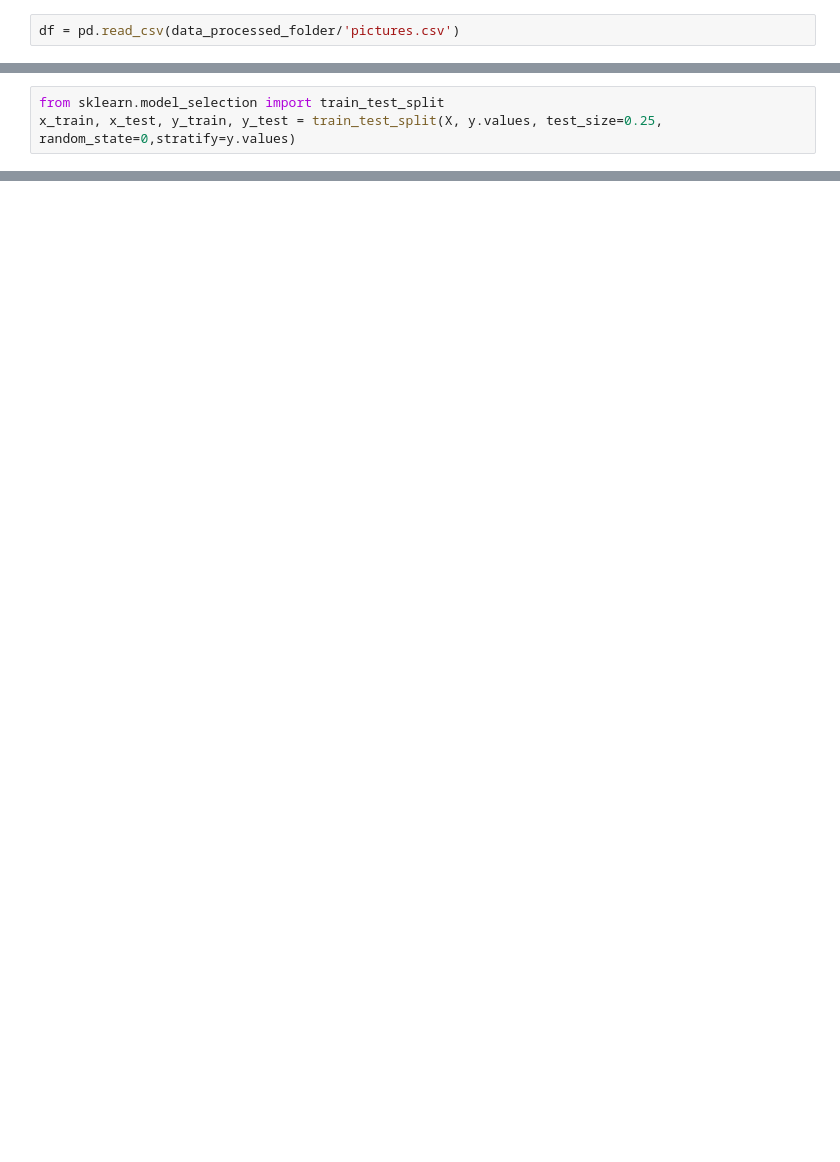
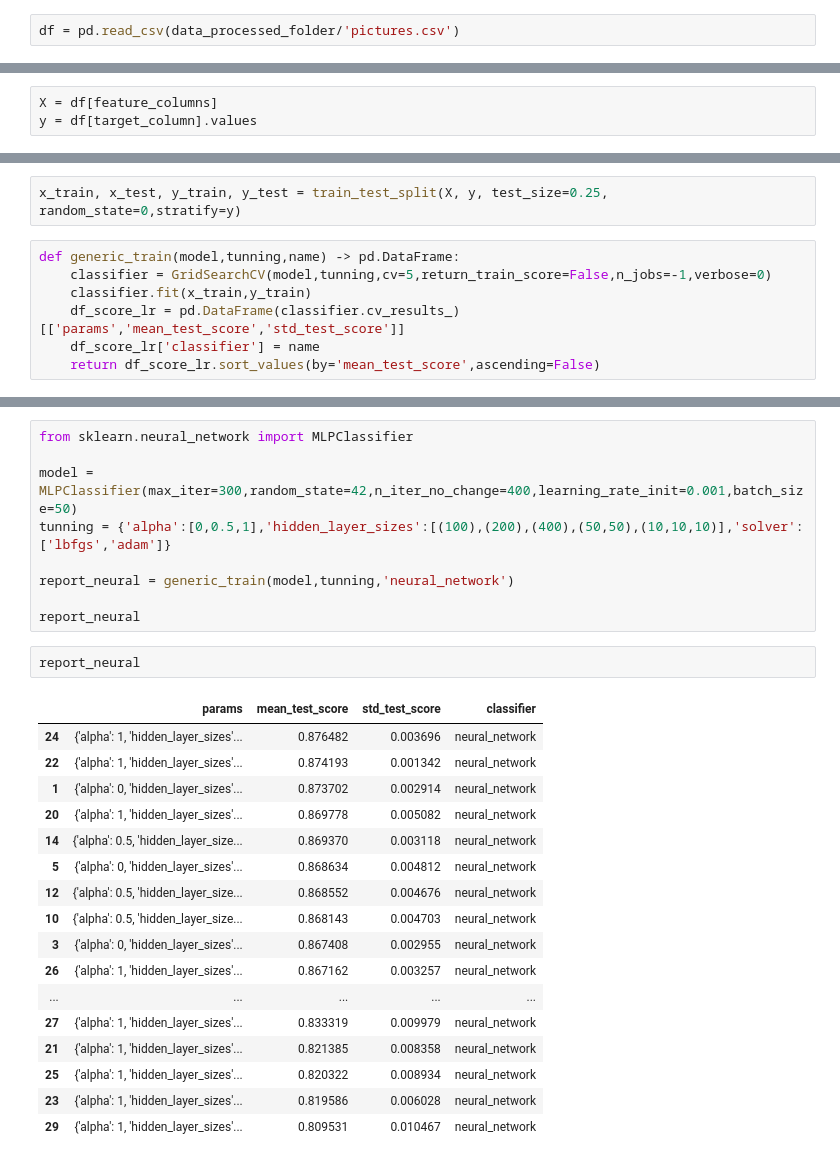
Before and after one commit to alejomaar/google-arts-and-culture, a Jupyter notebook: notebooks/03-models.ipynb, the cells around one changed output, grey strips where cells are left out. Drawn from its saved outputs; the diff is of its cells as text; blank space fills up the shorter version.

Commit message:
ADD model-selection / feature_elimination / feature-importance

```diff
--- a/notebooks/03-models.ipynb
+++ b/notebooks/03-models.ipynb
@@ -19,0 +25,3 @@ y = df['color']
+# %%
+X = df[feature_columns]
+y = df[target_column].values
@@ -22,5 +33,11 @@ from sklearn.preprocessing import StandardScaler
 scaler = StandardScaler()
 X = scaler.fit_transform(X)
 # %%
-from sklearn.model_selection import train_test_split
-x_train, x_test, y_train, y_test = train_test_split(X, y.values, test_size=0.25, random_state=0,stratify=y.values)
+x_train, x_test, y_train, y_test = train_test_split(X, y, test_size=0.25, random_state=0,stratify=y)
+# %%
+def generic_train(model,tunning,name) -> pd.DataFrame:
+    classifier = GridSearchCV(model,tunning,cv=5,return_train_score=False,n_jobs=-1,verbose=0)
+    classifier.fit(x_train,y_train)
+    df_score_lr = pd.DataFrame(classifier.cv_results_)[['params','mean_test_score','std_test_score']]
+    df_score_lr['classifier'] = name
+    return df_score_lr.sort_values(by='mean_test_score',ascending=False)
@@ -26,0 +63,29 @@ x_train, x_test, y_train, y_test = train_test_split(X, y.values, test_size=0.25,
+# %%
+from sklearn.neural_network import MLPClassifier
+
+model = MLPClassifier(max_iter=300,random_state=42,n_iter_no_change=400,learning_rate_init=0.001,batch_size=50)
+tunning = {'alpha':[0,0.5,1],'hidden_layer_sizes':[(100),(200),(400),(50,50),(10,10,10)],'solver':['lbfgs','adam']}
+
+report_neural = generic_train(model,tunning,'neural_network')
+
+report_neural
+# %%
+report_neural
+# %% [output]
+|  | params | mean_test_score | std_test_score | classifier |
+| 24 | {'alpha': 1, 'hidden_layer_sizes'... | 0.876482 | 0.003696 | neural_network |
+| 22 | {'alpha': 1, 'hidden_layer_sizes'... | 0.874193 | 0.001342 | neural_network |
+| 1 | {'alpha': 0, 'hidden_layer_sizes'... | 0.873702 | 0.002914 | neural_network |
+| 20 | {'alpha': 1, 'hidden_layer_sizes'... | 0.869778 | 0.005082 | neural_network |
+| 14 | {'alpha': 0.5, 'hidden_layer_size... | 0.869370 | 0.003118 | neural_network |
+| 5 | {'alpha': 0, 'hidden_layer_sizes'... | 0.868634 | 0.004812 | neural_network |
+| 12 | {'alpha': 0.5, 'hidden_layer_size... | 0.868552 | 0.004676 | neural_network |
+| 10 | {'alpha': 0.5, 'hidden_layer_size... | 0.868143 | 0.004703 | neural_network |
+| 3 | {'alpha': 0, 'hidden_layer_sizes'... | 0.867408 | 0.002955 | neural_network |
+| 26 | {'alpha': 1, 'hidden_layer_sizes'... | 0.867162 | 0.003257 | neural_network |
+| ... | ... | ... | ... | ... |
+| 27 | {'alpha': 1, 'hidden_layer_sizes'... | 0.833319 | 0.009979 | neural_network |
+| 21 | {'alpha': 1, 'hidden_layer_sizes'... | 0.821385 | 0.008358 | neural_network |
+| 25 | {'alpha': 1, 'hidden_layer_sizes'... | 0.820322 | 0.008934 | neural_network |
+| 23 | {'alpha': 1, 'hidden_layer_sizes'... | 0.819586 | 0.006028 | neural_network |
+| 29 | {'alpha': 1, 'hidden_layer_sizes'... | 0.809531 | 0.010467 | neural_network |
```
Also changed, not shown: parts of 30 cells of this notebook, 9 other files.
